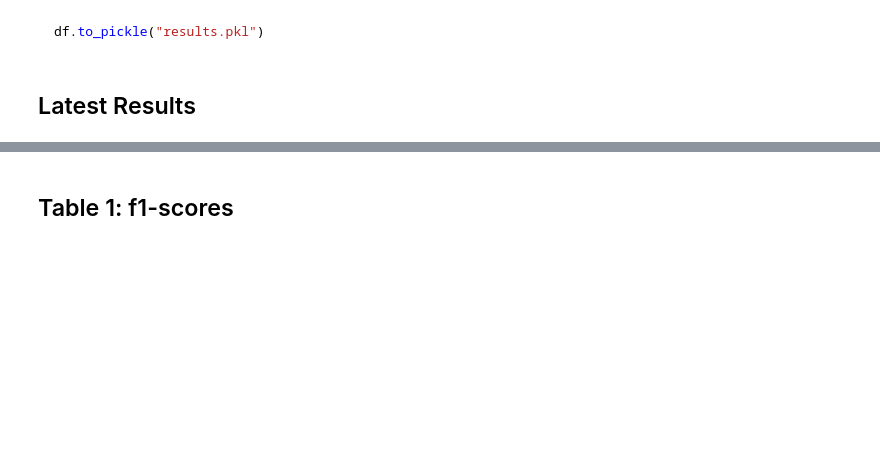
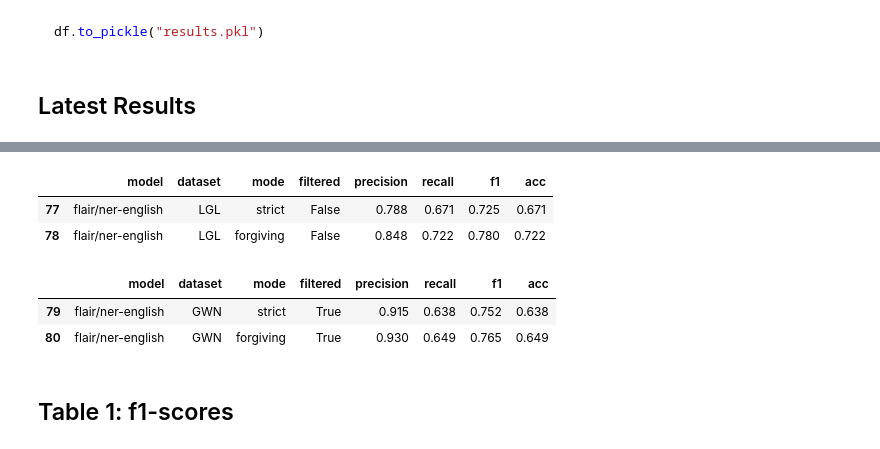
Before and after one commit to BernardWez/thesis, a Jupyter notebook: results/Process results to tables.ipynb, the cells around one changed output, grey strips where cells are left out. Saved outputs shown, nothing was run; the diff lists cells and outputs as text; code cells hidden in the pictures; blank space fills up the shorter version.

```diff
--- a/results/Process results to tables.ipynb
+++ b/results/Process results to tables.ipynb
@@ -32,4 +32,18 @@ results
 80 rows × 8 columns
+# %%
+# after
+results[(results['dataset'] == 'LGL') & (results['model'] == 'flair/ner-english')].round(3)
+# %% [output]
+|  | model | dataset | mode | filtered | precision | recall | f1 | acc |
+| 77 | flair/ner-english | LGL | strict | False | 0.788 | 0.671 | 0.725 | 0.671 |
+| 78 | flair/ner-english | LGL | forgiving | False | 0.848 | 0.722 | 0.780 | 0.722 |
+# %%
+# after
+results[(results['dataset'] == 'GWN') & (results['model'] == 'flair/ner-english')].round(3)
+# %% [output]
+|  | model | dataset | mode | filtered | precision | recall | f1 | acc |
+| 79 | flair/ner-english | GWN | strict | True | 0.915 | 0.638 | 0.752 | 0.638 |
+| 80 | flair/ner-english | GWN | forgiving | True | 0.930 | 0.649 | 0.765 | 0.649 |
 # %% [markdown]
 ## Table 1: f1-scores
 # %%
```
Also changed, not shown: parts of 4 cells of this notebook, 2 other files.
